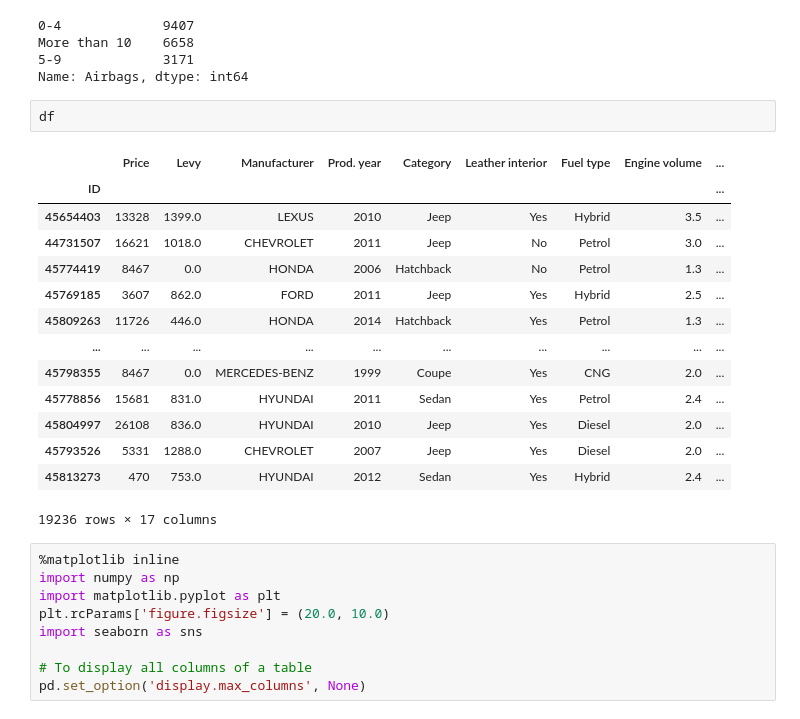
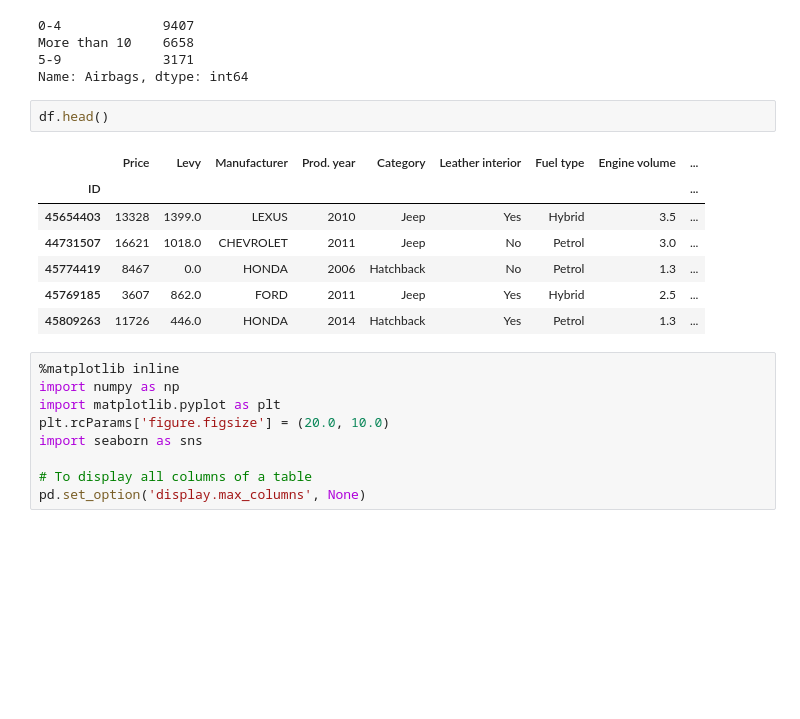
Before and after one commit to omunozsanchezdeloitte/Capstone---Group-3, a Jupyter notebook: Untitled.ipynb, the cells around one changed output. Cells and saved outputs as stored; diff of their text form; blank space fills up the shorter version.

```diff
--- a/Untitled.ipynb
+++ b/Untitled.ipynb
@@ -404,22 +410,15 @@ More than 10    6658
 5-9             3171
 Name: Airbags, dtype: int64
 # %%
-df
+df.head()
 # %% [output]
 |  | Price | Levy | Manufacturer | Prod. year | Category | Leather interior | Fuel type | Engine volume | ... |
 | ID |  |  |  |  |  |  |  |  | ... |
 | 45654403 | 13328 | 1399.0 | LEXUS | 2010 | Jeep | Yes | Hybrid | 3.5 | ... |
 | 44731507 | 16621 | 1018.0 | CHEVROLET | 2011 | Jeep | No | Petrol | 3.0 | ... |
 | 45774419 | 8467 | 0.0 | HONDA | 2006 | Hatchback | No | Petrol | 1.3 | ... |
 | 45769185 | 3607 | 862.0 | FORD | 2011 | Jeep | Yes | Hybrid | 2.5 | ... |
 | 45809263 | 11726 | 446.0 | HONDA | 2014 | Hatchback | Yes | Petrol | 1.3 | ... |
-| ... | ... | ... | ... | ... | ... | ... | ... | ... | ... |
-| 45798355 | 8467 | 0.0 | MERCEDES-BENZ | 1999 | Coupe | Yes | CNG | 2.0 | ... |
-| 45778856 | 15681 | 831.0 | HYUNDAI | 2011 | Sedan | Yes | Petrol | 2.4 | ... |
-| 45804997 | 26108 | 836.0 | HYUNDAI | 2010 | Jeep | Yes | Diesel | 2.0 | ... |
-| 45793526 | 5331 | 1288.0 | CHEVROLET | 2007 | Jeep | Yes | Diesel | 2.0 | ... |
-| 45813273 | 470 | 753.0 | HYUNDAI | 2012 | Sedan | Yes | Hybrid | 2.4 | ... |
-19236 rows × 17 columns
 # %%
 %matplotlib inline
 import numpy as np
```
Also changed, not shown: parts of 12 cells of this notebook.
